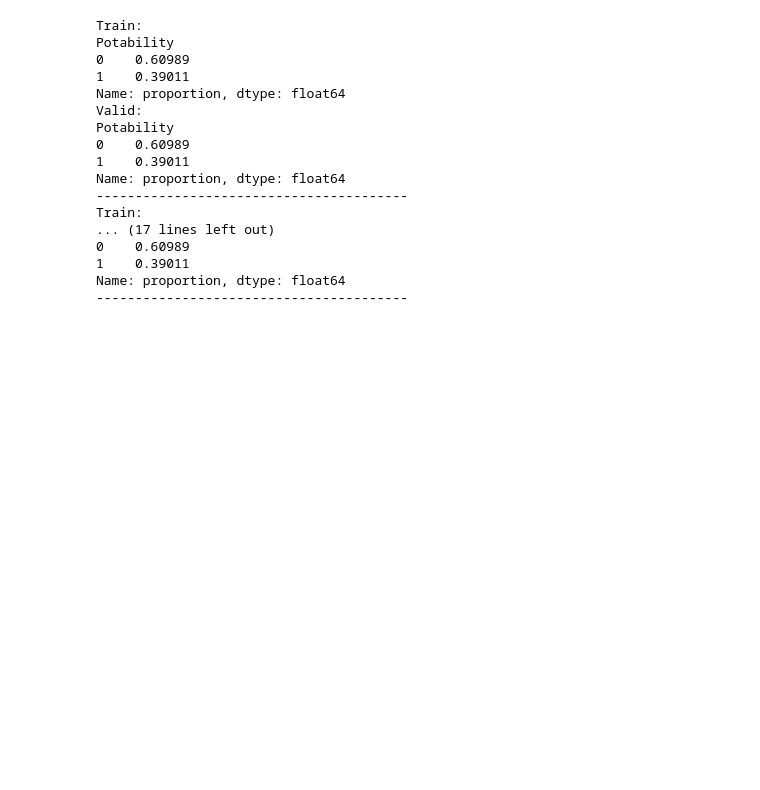
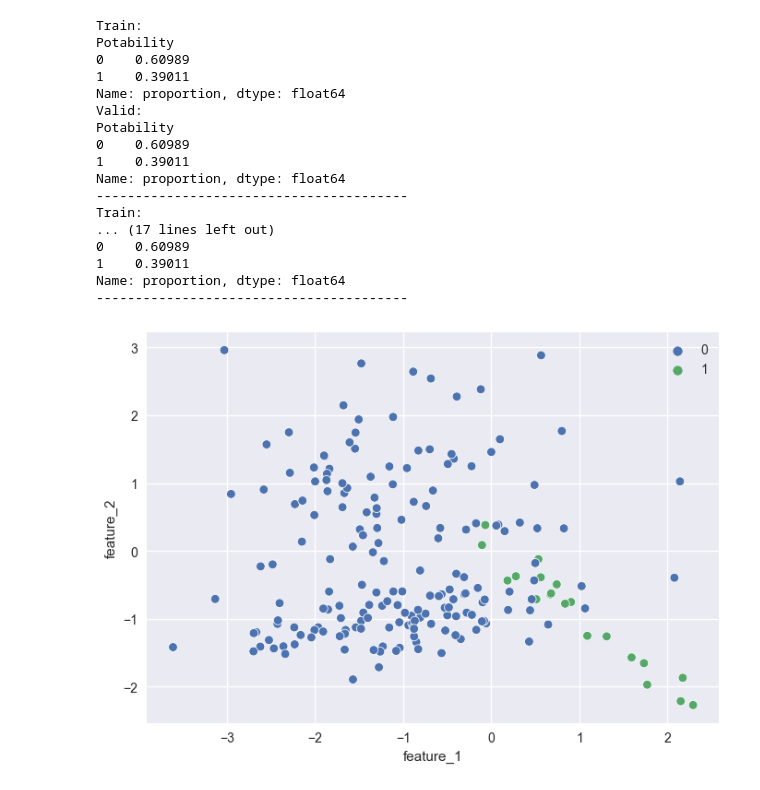
Before and after one commit to DenisBaburin/ds_school_148, a Jupyter notebook: DS_school/ML basics/ML-5_Валидация данных и оценка моделей/ML-5_Валидация данных и оценка моделей_теория.ipynb, the cells around one changed output. Saved outputs shown, nothing was run; the diff lists cells and outputs as text; code cells hidden in the pictures; blank space fills up the shorter version.

```diff
--- a/DS_school/ML basics/ML-5_Валидация данных и оценка моделей/ML-5_Валидация данных и оценка моделей_теория.ipynb
+++ b/DS_school/ML basics/ML-5_Валидация данных и оценка моделей/ML-5_Валидация данных и оценка моделей_теория.ipynb
@@ -256,3 +256,19 @@ Train:
 1    0.39011
 Name: proportion, dtype: float64
 ----------------------------------------
+# %%
+from sklearn import datasets
+X, y = datasets.make_classification(
+    n_samples=200, #количество объектов
+    n_features=2, #количество признаков
+    n_informative=2, #количество информативных признаков
+    n_redundant=0, #количество неинформативных признаков
+    n_classes=2, #количество классов
+    weights=[1, 0.2], #пропорции классов
+    random_state=40 #генератор случайных чисел
+)
+X = pd.DataFrame(X, columns=['feature_1', 'feature_2'])
+y = pd.Series(y)
+sns.scatterplot(x=X['feature_1'], y=X['feature_2'], hue=y);
+# %% [output]
+[figure, added]
```
Also changed, not shown: parts of 22 cells of this notebook.
